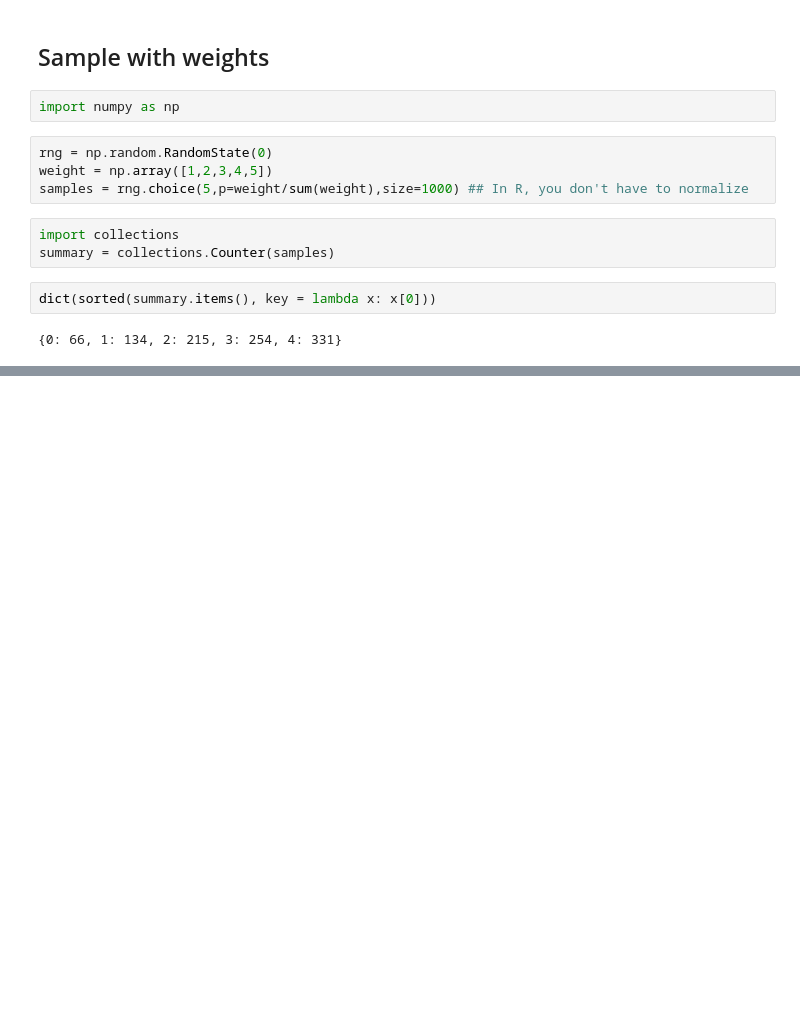
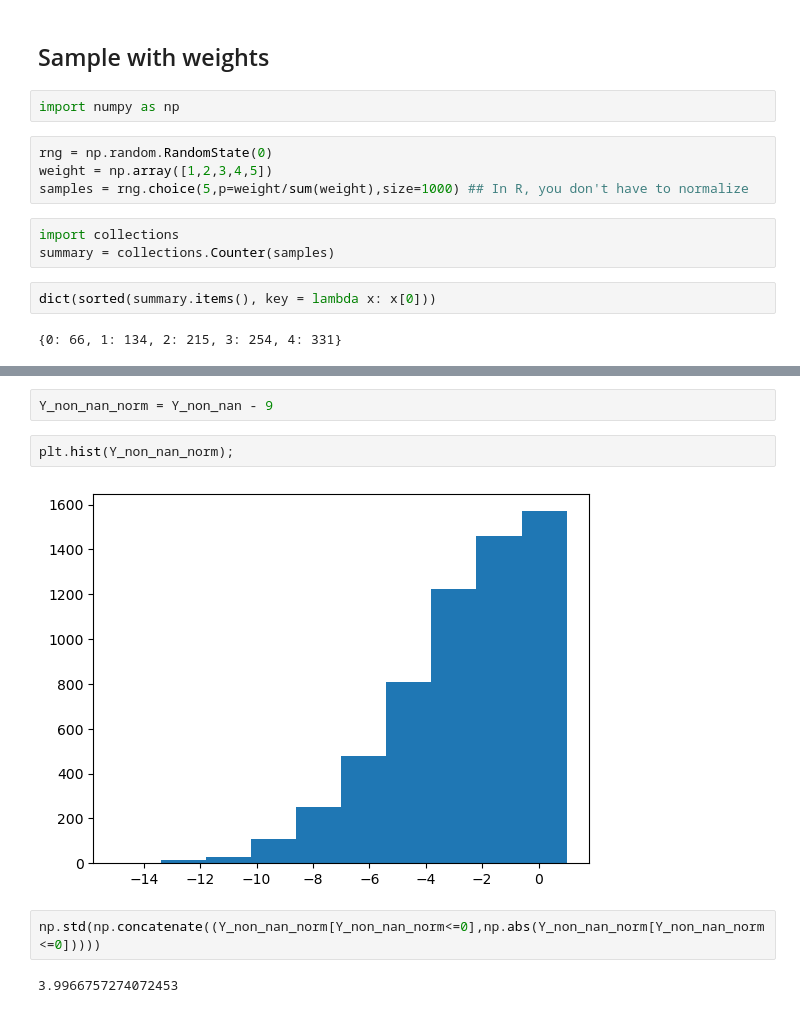
Before and after one commit to Xingchen-Yu/Python_stuff, a Jupyter notebook: Random_simulation.ipynb, the cells around one changed output, grey strips where cells are left out. Drawn from its saved outputs; the diff is of its cells as text; blank space fills up the shorter version.

```diff
--- a/Random_simulation.ipynb
+++ b/Random_simulation.ipynb
@@ -428,0 +636,10 @@ dict(sorted(summary.items(), key = lambda x: x[0]))
+# %%
+Y_non_nan_norm = Y_non_nan - 9
+# %%
+plt.hist(Y_non_nan_norm);
+# %% [output]
+[figure, added]
+# %%
+np.std(np.concatenate((Y_non_nan_norm[Y_non_nan_norm<=0],np.abs(Y_non_nan_norm[Y_non_nan_norm<=0]))))
+# %% [output]
+3.9966757274072453
```
Also changed, not shown: parts of 79 cells of this notebook, 6 other files.
